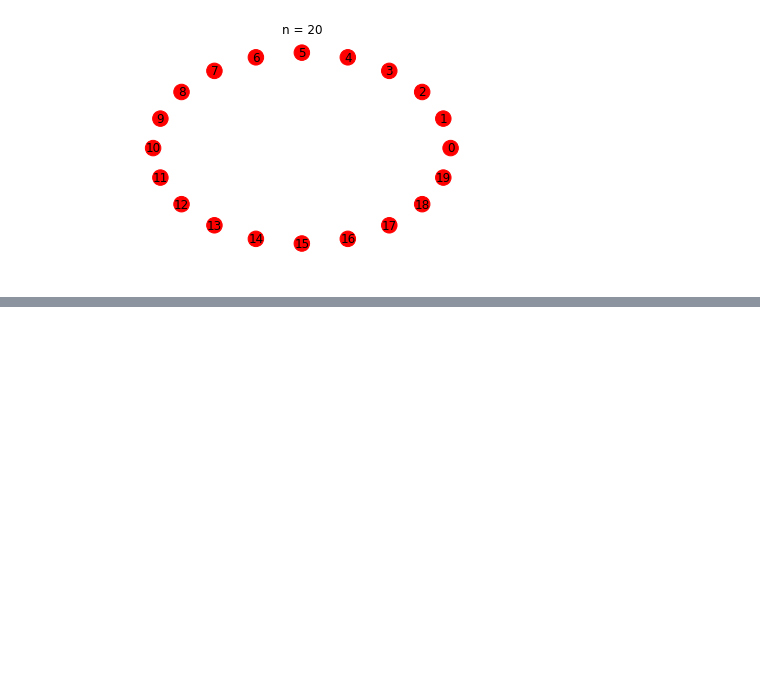
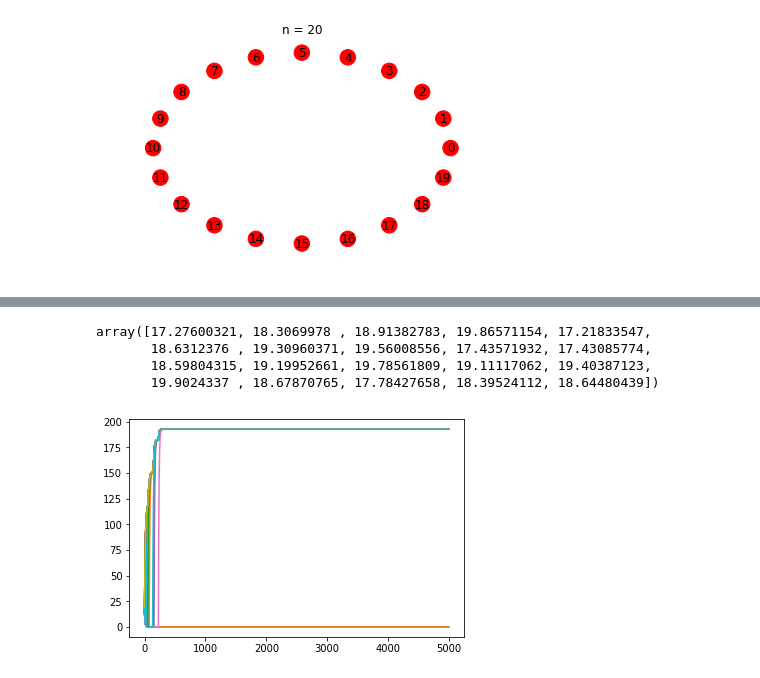
Before and after one commit to mbibireata/Networks, a Jupyter notebook: Rhythmogenesis.ipynb, the cells around one changed output, grey strips where cells are left out. Saved outputs shown, nothing was run; the diff lists cells and outputs as text; code cells hidden in the pictures; blank space fills up the shorter version.

```diff
--- a/Rhythmogenesis.ipynb
+++ b/Rhythmogenesis.ipynb
@@ -2074,0 +2339,12 @@ nx.draw_circular(H, node_size=240, width=0.7, with_labels=True, node_color=Hclis
+# %%
+C[0,:]
+# %% [output]
+array([17.27600321, 18.3069978 , 18.91382783, 19.86571154, 17.21833547,
+       18.6312376 , 19.30960371, 19.56008556, 17.43571932, 17.43085774,
+       18.59804315, 19.19952661, 19.78561809, 19.11117062, 19.40387123,
+       19.9024337 , 18.67870765, 17.78427658, 18.39524112, 18.64480439])
+# %%
+for i in range(len(V[0])):
+    plot(V[:5000,i])
+# %% [output]
+[figure, added]
```
Also changed, not shown: parts of 25 cells of this notebook.
